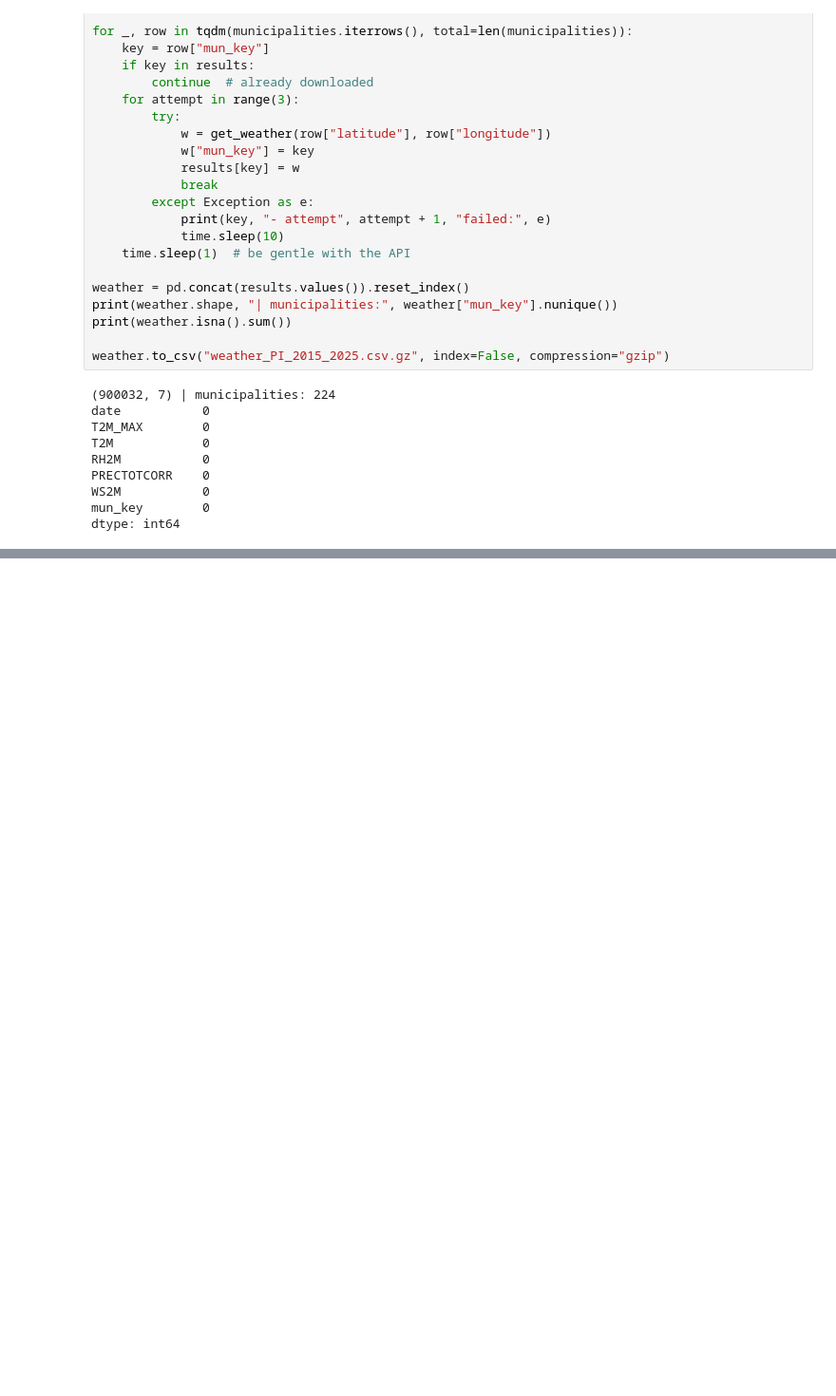
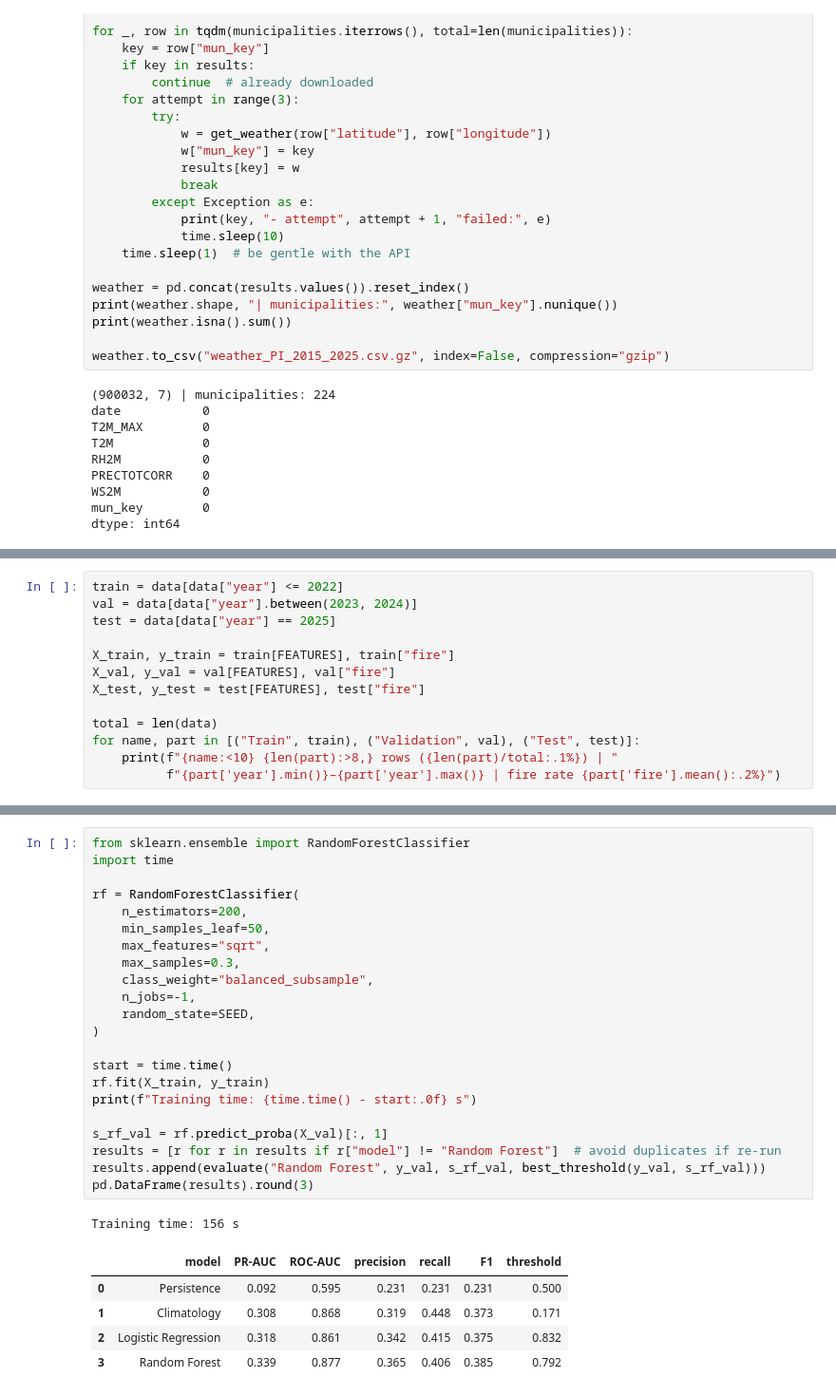
Before and after one commit to MonnikLuianne/wildfire-risk-piaui, a Jupyter notebook: wildfire_risk_piaui.ipynb, the cells around one changed output, grey strips where cells are left out. Shown at 95% size. Cells and saved outputs as stored; diff of their text form; blank space fills up the shorter version.

```diff
--- a/wildfire_risk_piaui.ipynb
+++ b/wildfire_risk_piaui.ipynb
@@ -169,0 +368,13 @@ dtype: int64
+# %%
+train = data[data["year"] <= 2022]
+val = data[data["year"].between(2023, 2024)]
+test = data[data["year"] == 2025]
+
+X_train, y_train = train[FEATURES], train["fire"]
+X_val, y_val = val[FEATURES], val["fire"]
+X_test, y_test = test[FEATURES], test["fire"]
+
+total = len(data)
+for name, part in [("Train", train), ("Validation", val), ("Test", test)]:
+    print(f"{name:<10} {len(part):>8,} rows ({len(part)/total:.1%}) | "
+          f"{part['year'].min()}–{part['year'].max()} | fire rate {part['fire'].mean():.2%}")
@@ -169,0 +464,29 @@ dtype: int64
+# %%
+from sklearn.ensemble import RandomForestClassifier
+import time
+
+rf = RandomForestClassifier(
+    n_estimators=200,
+    min_samples_leaf=50,
+    max_features="sqrt",
+    max_samples=0.3,
+    class_weight="balanced_subsample",
+    n_jobs=-1,
+    random_state=SEED,
+)
+
+start = time.time()
+rf.fit(X_train, y_train)
+print(f"Training time: {time.time() - start:.0f} s")
+
+s_rf_val = rf.predict_proba(X_val)[:, 1]
+results = [r for r in results if r["model"] != "Random Forest"]  # avoid duplicates if re-run
+results.append(evaluate("Random Forest", y_val, s_rf_val, best_threshold(y_val, s_rf_val)))
+pd.DataFrame(results).round(3)
+# %% [output]
+Training time: 156 s
+|  | model | PR-AUC | ROC-AUC | precision | recall | F1 | threshold |
+| 0 | Persistence | 0.092 | 0.595 | 0.231 | 0.231 | 0.231 | 0.500 |
+| 1 | Climatology | 0.308 | 0.868 | 0.319 | 0.448 | 0.373 | 0.171 |
+| 2 | Logistic Regression | 0.318 | 0.861 | 0.342 | 0.415 | 0.375 | 0.832 |
+| 3 | Random Forest | 0.339 | 0.877 | 0.365 | 0.406 | 0.385 | 0.792 |
```
Also changed, not shown: parts of 16 cells of this notebook.
